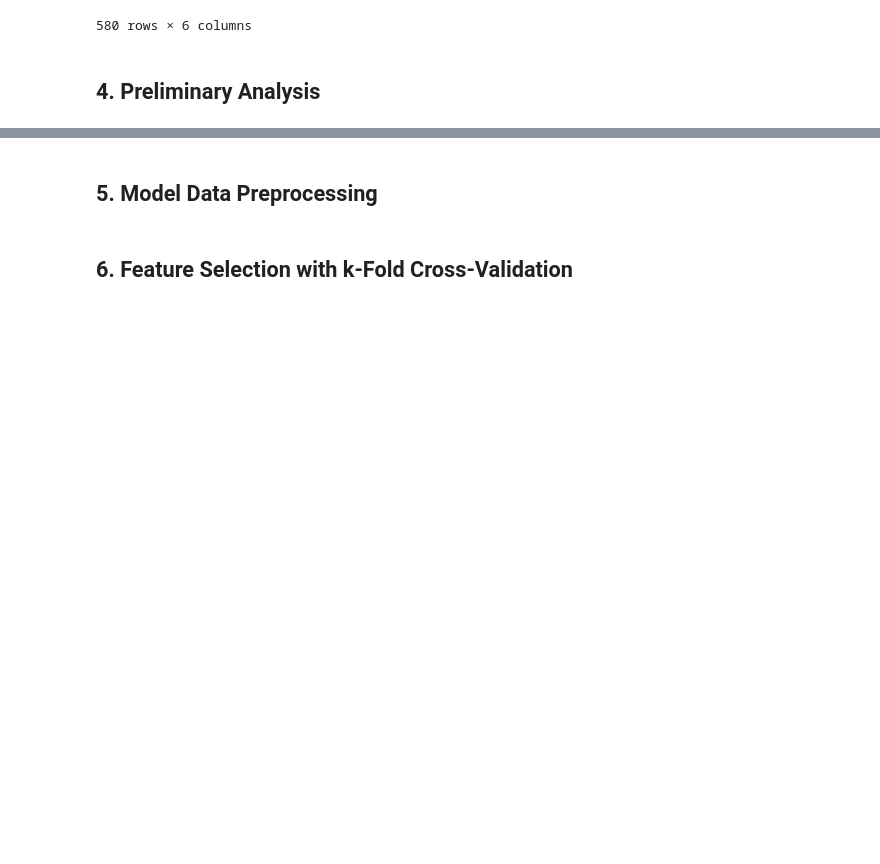
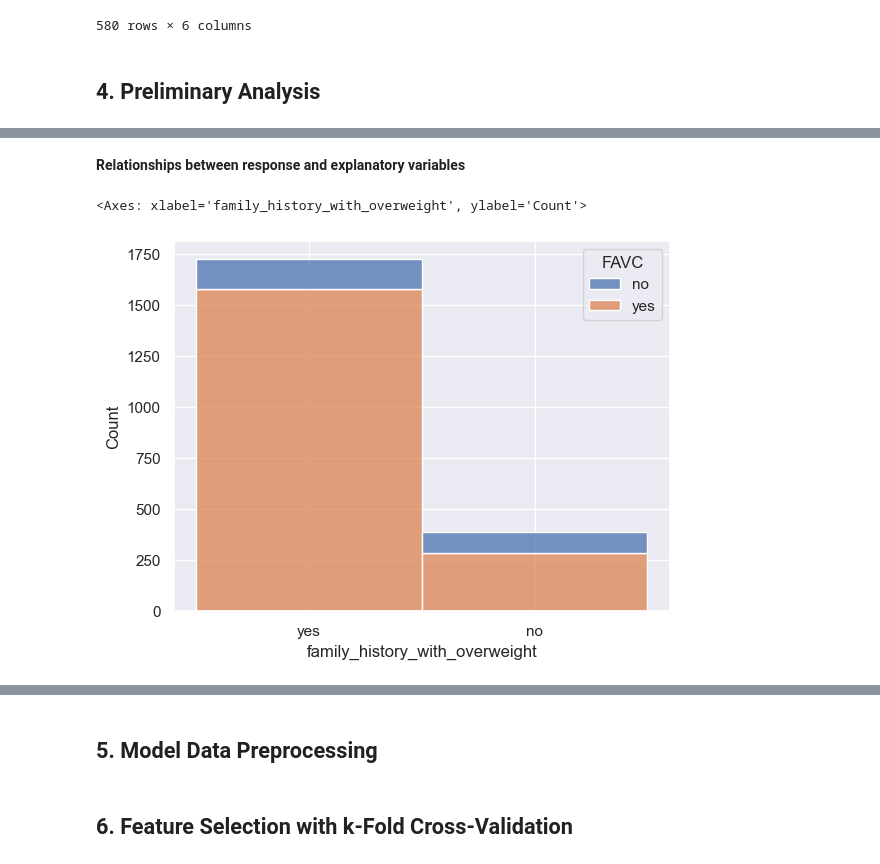
Before and after one commit to tuonganhdo/obesity-predictive-analysis, a Jupyter notebook: Final_Project_Idunnuoluwa_Akinola_Zach_Goldstein_Anh_Do.ipynb, the cells around one changed output, grey strips where cells are left out. Saved outputs shown, nothing was run; the diff lists cells and outputs as text; code cells hidden in the pictures; blank space fills up the shorter version.

```diff
--- a/Final_Project_Idunnuoluwa_Akinola_Zach_Goldstein_Anh_Do.ipynb
+++ b/Final_Project_Idunnuoluwa_Akinola_Zach_Goldstein_Anh_Do.ipynb
@@ -90,11 +90,11 @@ We did not discover any other data cleaning ideas that would improve the answer
 # %%
 # constants for easy access to variables
 NUMERICAL_VARS = ['FCVC', 'NCP', 'FAF', 'Weight']
-CATEGORICAL_VARS = ['FAVC']
-RESPONSE_VAR = ['family_history_with_overweight']
+CATEGORICAL_VAR = 'FAVC'
+RESPONSE_VAR = 'family_history_with_overweight'
 # %%
 # filter columns
-df = df[RESPONSE_VAR + CATEGORICAL_VARS + NUMERICAL_VARS]
+df = df[[RESPONSE_VAR] + [CATEGORICAL_VAR] + NUMERICAL_VARS]
 df
 # %% [output]
 |  | family_history_with_overweight | FAVC | FCVC | NCP | FAF | Weight |
@@ -173,0 +186,8 @@ df.iloc[list(outliers)]
+# %% [markdown]
+**Relationships between response and explanatory variables**
+# %%
+# FAVC - Frequent consumption of high caloric food
+sns.histplot(data=df, x=RESPONSE_VAR, hue=CATEGORICAL_VAR, stat="count", multiple="stack")
+# %% [output]
+<Axes: xlabel='family_history_with_overweight', ylabel='Count'>
+[figure, added]
```
Also changed, not shown: parts of 23 cells of this notebook, 1 other file.
